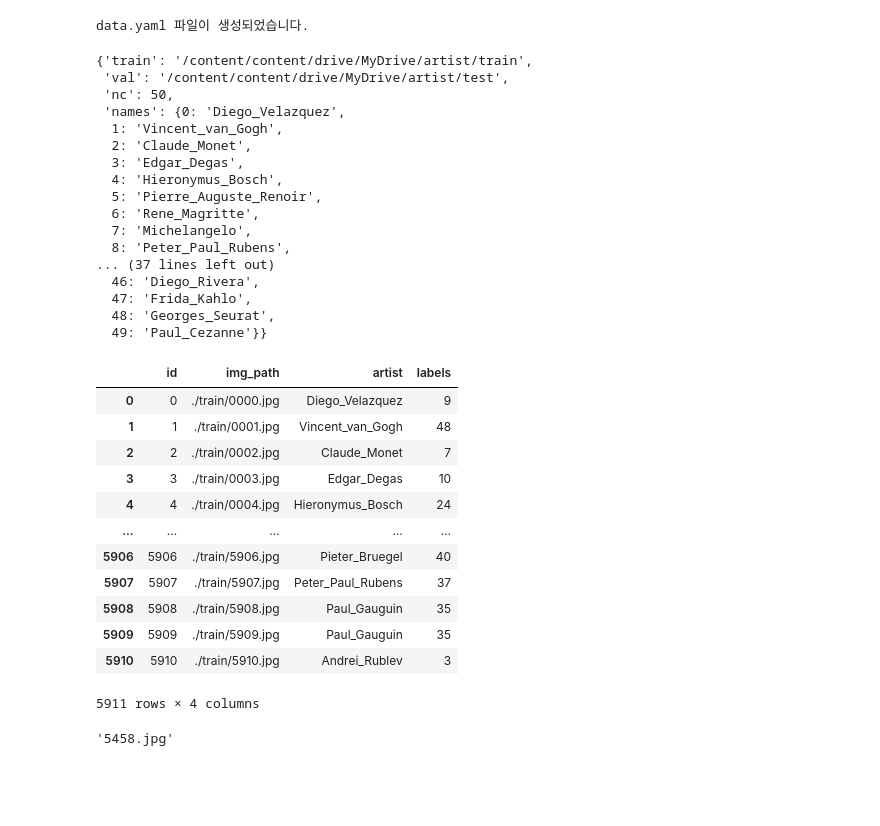
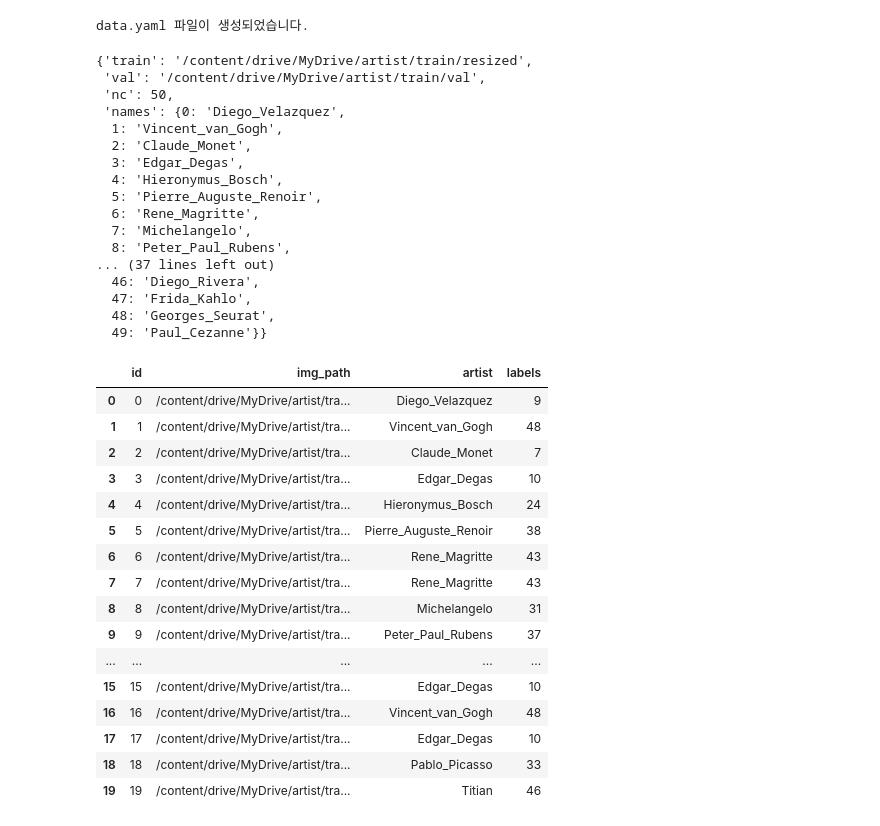
Before and after one commit to jihyeon602/DeepLearning_practice, a Jupyter notebook: DACON_artist_classification.ipynb, the cells around one changed output. Saved outputs shown, nothing was run; the diff lists cells and outputs as text; code cells hidden in the pictures; blank space fills up the shorter version.

```diff
--- a/DACON_artist_classification.ipynb
+++ b/DACON_artist_classification.ipynb
@@ -39,8 +78,8 @@ from tensorflow.keras.initializers import *
 from tensorflow.keras import layers
 from tensorflow.keras.models import Sequential
 # %%
-train_df = pd.read_csv('/content/content/drive/MyDrive/artist/train.csv')
-test_df = pd.read_csv('/content/content/drive/MyDrive/artist/test.csv')
+train_df = pd.read_csv('/content/drive/MyDrive/artist/train.csv')
+test_df = pd.read_csv('/content/drive/MyDrive/artist/test.csv')
 # %%
 print(train_df.info())
 print(train_df.head())
@@ -766,13 +835,13 @@ data.yaml 파일이 생성되었습니다.
 # %%
 import yaml
 from IPython.display import Image, display, clear_output
-data_yaml = '/content/content/drive/MyDrive/artist/data.yaml'
+data_yaml = '/content/drive/MyDrive/artist/data.yaml'
 with open(data_yaml) as f:
   film = yaml.load(f, Loader=yaml.FullLoader)
   display(film)
 # %% [output]
-{'train': '/content/content/drive/MyDrive/artist/train',
- 'val': '/content/content/drive/MyDrive/artist/test',
+{'train': '/content/drive/MyDrive/artist/train/resized',
+ 'val': '/content/drive/MyDrive/artist/train/val',
  'nc': 50,
  'names': {0: 'Diego_Velazquez',
   1: 'Vincent_van_Gogh',
@@ -788,27 +857,23 @@ with open(data_yaml) as f:
   47: 'Frida_Kahlo',
   48: 'Georges_Seurat',
   49: 'Paul_Cezanne'}}
-# %%
-import sklearn
-from sklearn.preprocessing import LabelEncoder
-
-le = sklearn.preprocessing.LabelEncoder()
-train_df['labels'] = le.fit_transform(train_df['artist'].values)
-
-assert len(le.classes_) == 50
 # %%
-train_df
+train_df[:20]
 # %% [output]
 |  | id | img_path | artist | labels |
-| 0 | 0 | ./train/0000.jpg | Diego_Velazquez | 9 |
-| 1 | 1 | ./train/0001.jpg | Vincent_van_Gogh | 48 |
-| 2 | 2 | ./train/0002.jpg | Claude_Monet | 7 |
-| 3 | 3 | ./train/0003.jpg | Edgar_Degas | 10 |
-| 4 | 4 | ./train/0004.jpg | Hieronymus_Bosch | 24 |
+| 0 | 0 | /content/drive/MyDrive/artist/tra... | Diego_Velazquez | 9 |
+| 1 | 1 | /content/drive/MyDrive/artist/tra... | Vincent_van_Gogh | 48 |
+| 2 | 2 | /content/drive/MyDrive/artist/tra... | Claude_Monet | 7 |
+| 3 | 3 | /content/drive/MyDrive/artist/tra... | Edgar_Degas | 10 |
+| 4 | 4 | /content/drive/MyDrive/artist/tra... | Hieronymus_Bosch | 24 |
+| 5 | 5 | /content/drive/MyDrive/artist/tra... | Pierre_Auguste_Renoir | 38 |
+| 6 | 6 | /content/drive/MyDrive/artist/tra... | Rene_Magritte | 43 |
+| 7 | 7 | /content/drive/MyDrive/artist/tra... | Rene_Magritte | 43 |
+| 8 | 8 | /content/drive/MyDrive/artist/tra... | Michelangelo | 31 |
+| 9 | 9 | /content/drive/MyDrive/artist/tra... | Peter_Paul_Rubens | 37 |
 | ... | ... | ... | ... | ... |
-| 5906 | 5906 | ./train/5906.jpg | Pieter_Bruegel | 40 |
-| 5907 | 5907 | ./train/5907.jpg | Peter_Paul_Rubens | 37 |
-| 5908 | 5908 | ./train/5908.jpg | Paul_Gauguin | 35 |
-| 5909 | 5909 | ./train/5909.jpg | Paul_Gauguin | 35 |
-| 5910 | 5910 | ./train/5910.jpg | Andrei_Rublev | 3 |
+| 15 | 15 | /content/drive/MyDrive/artist/tra... | Edgar_Degas | 10 |
+| 16 | 16 | /content/drive/MyDrive/artist/tra... | Vincent_van_Gogh | 48 |
+| 17 | 17 | /content/drive/MyDrive/artist/tra... | Edgar_Degas | 10 |
+| 18 | 18 | /content/drive/MyDrive/artist/tra... | Pablo_Picasso | 33 |
+| 19 | 19 | /content/drive/MyDrive/artist/tra... | Titian | 46 |
-5911 rows × 4 columns
@@ -911,4 +879,0 @@ for image_file in image_files:
-# %%
-image_file
-# %% [output]
-'5458.jpg'
```
Also changed, not shown: parts of 21 cells of this notebook.
